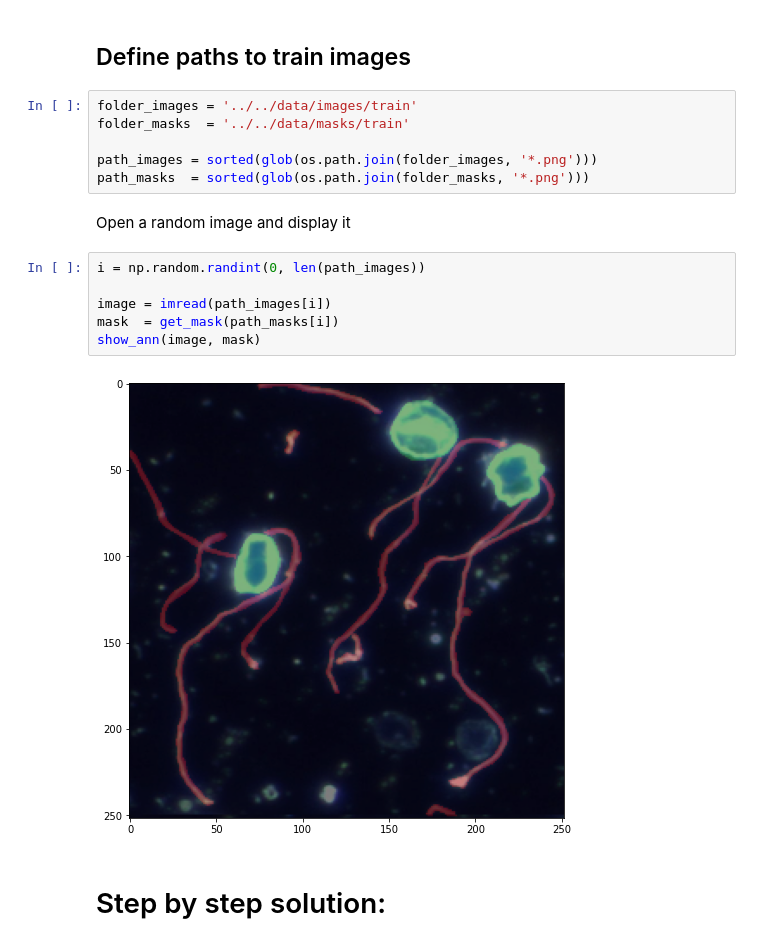
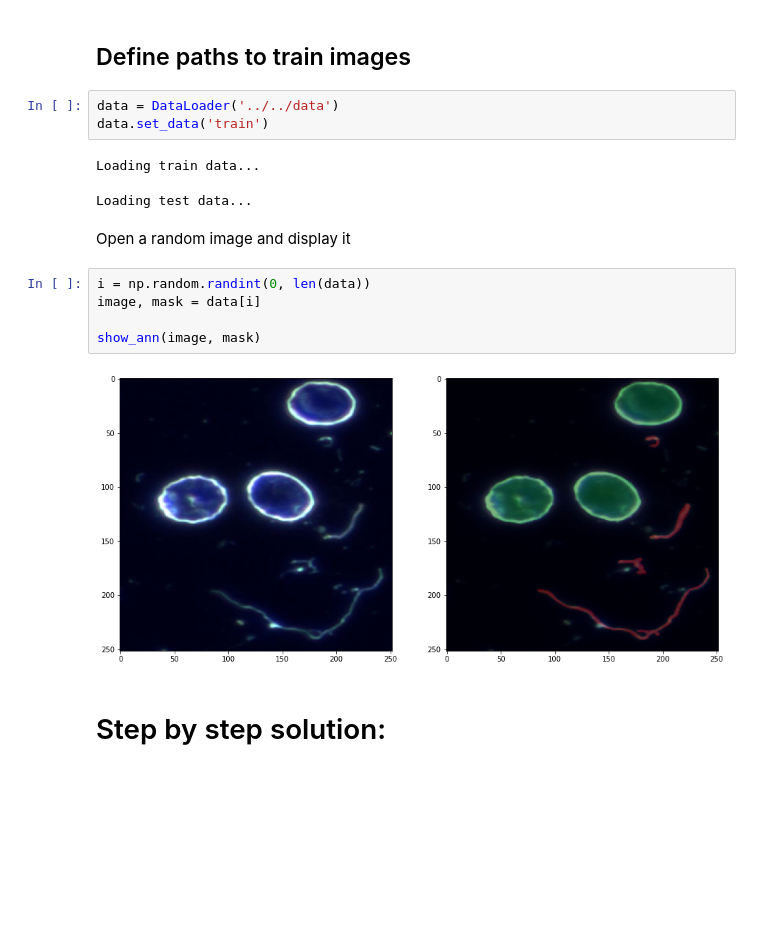
Before and after one commit to LucasKirsten/ComputerVisionUFRGS, a Jupyter notebook: TF/src/CV/source.ipynb, the cells around one changed output. Cells and saved outputs as stored; diff of their text form; blank space fills up the shorter version.

```diff
--- a/TF/src/CV/source.ipynb
+++ b/TF/src/CV/source.ipynb
@@ -24,22 +31,21 @@ from utils.metrics import *
 from utils.mask_proposal import *
 # %% [markdown]
 ## Define paths to train images
-# %%
-folder_images = '../../data/images/train'
-folder_masks  = '../../data/masks/train'
-
-path_images = sorted(glob(os.path.join(folder_images, '*.png')))
-path_masks  = sorted(glob(os.path.join(folder_masks, '*.png')))
+# %%
+data = DataLoader('../../data')
+data.set_data('train')
+# %% [output]
+Loading train data...
+Loading test data...
 # %% [markdown]
 Open a random image and display it
 # %%
-i = np.random.randint(0, len(path_images))
+i = np.random.randint(0, len(data))
+image, mask = data[i]
 
-image = imread(path_images[i])
-mask  = get_mask(path_masks[i])
 show_ann(image, mask)
 # %% [output]
-[figure, old version]
+[figure, new version]
 # %% [markdown]
 # Step by step solution:
 # %% [markdown]
```
Also changed, not shown: parts of 11 cells of this notebook, 8 other files.
